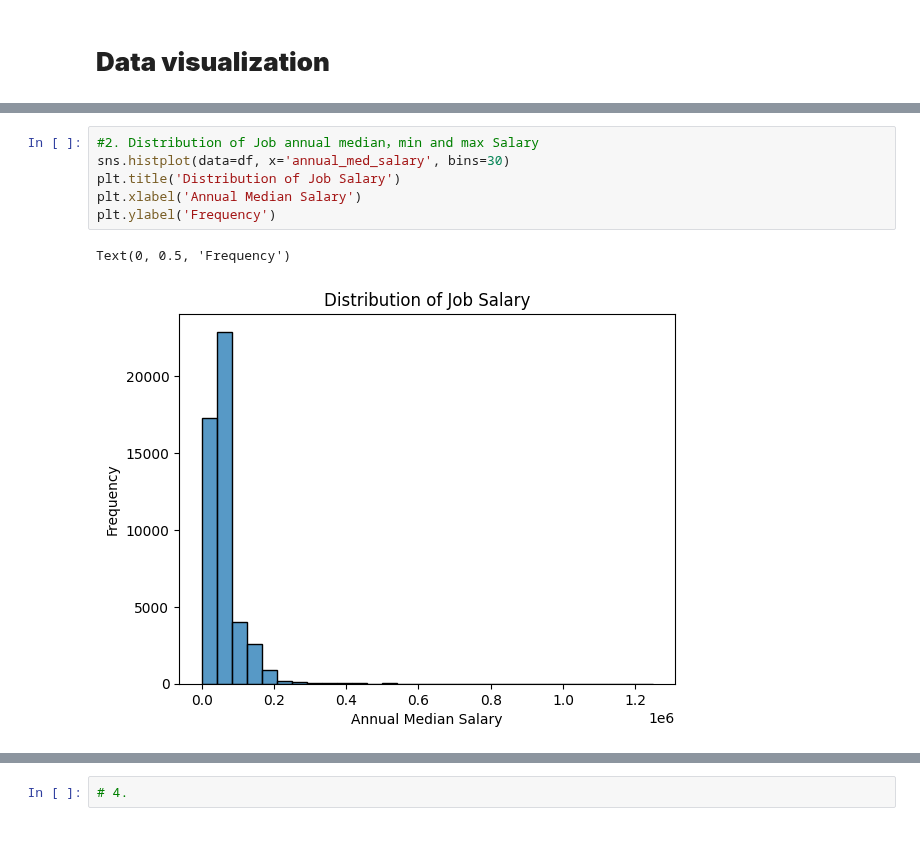
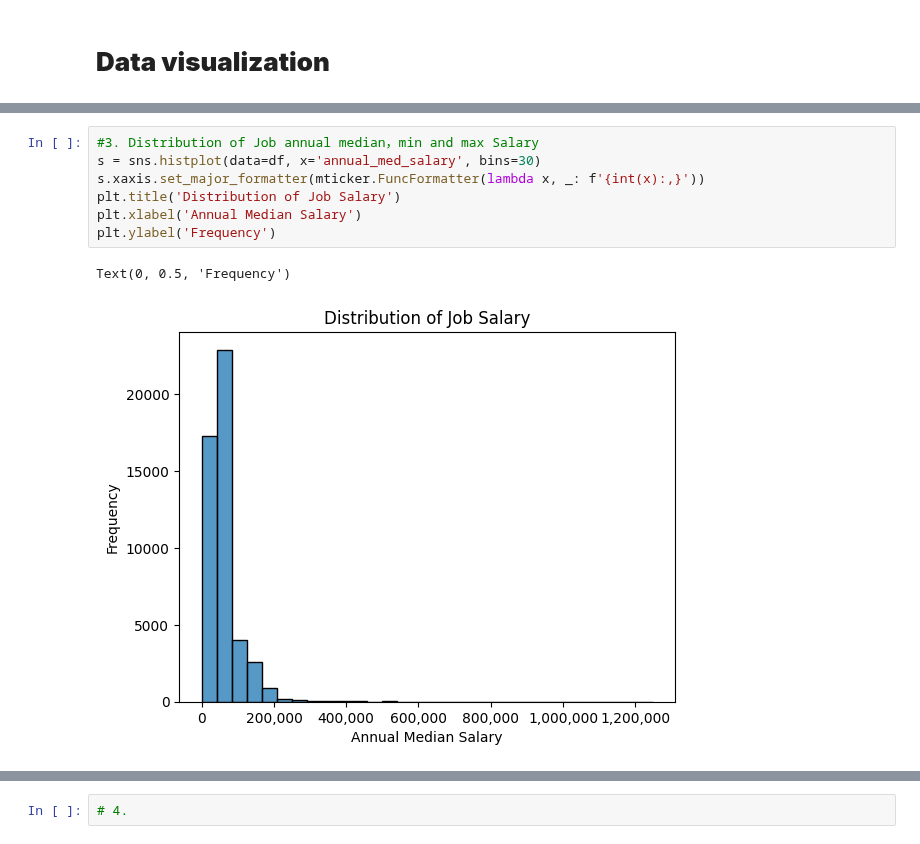
Before and after one commit to Koi4595/Group_10_FA_2024, a Jupyter notebook: SI_618_Project_Part1.ipynb, the cells around one changed output, grey strips where cells are left out. Saved outputs shown, nothing was run; the diff lists cells and outputs as text.

```diff
--- a/SI_618_Project_Part1.ipynb
+++ b/SI_618_Project_Part1.ipynb
@@ -350,10 +372,11 @@ sns.scatterplot(data=df, x='employee_follower_ratio', y='annual_med_salary', hue
 # %%
-#2. Distribution of Job annual median，min and max Salary
-sns.histplot(data=df, x='annual_med_salary', bins=30)
+#3. Distribution of Job annual median，min and max Salary
+s = sns.histplot(data=df, x='annual_med_salary', bins=30)
+s.xaxis.set_major_formatter(mticker.FuncFormatter(lambda x, _: f'{int(x):,}'))
 plt.title('Distribution of Job Salary')
 plt.xlabel('Annual Median Salary')
 plt.ylabel('Frequency')
 # %% [output]
 Text(0, 0.5, 'Frequency')
-[figure, old version]
+[figure, new version]
 # %%
```
Also changed, not shown: parts of 4 cells of this notebook.
